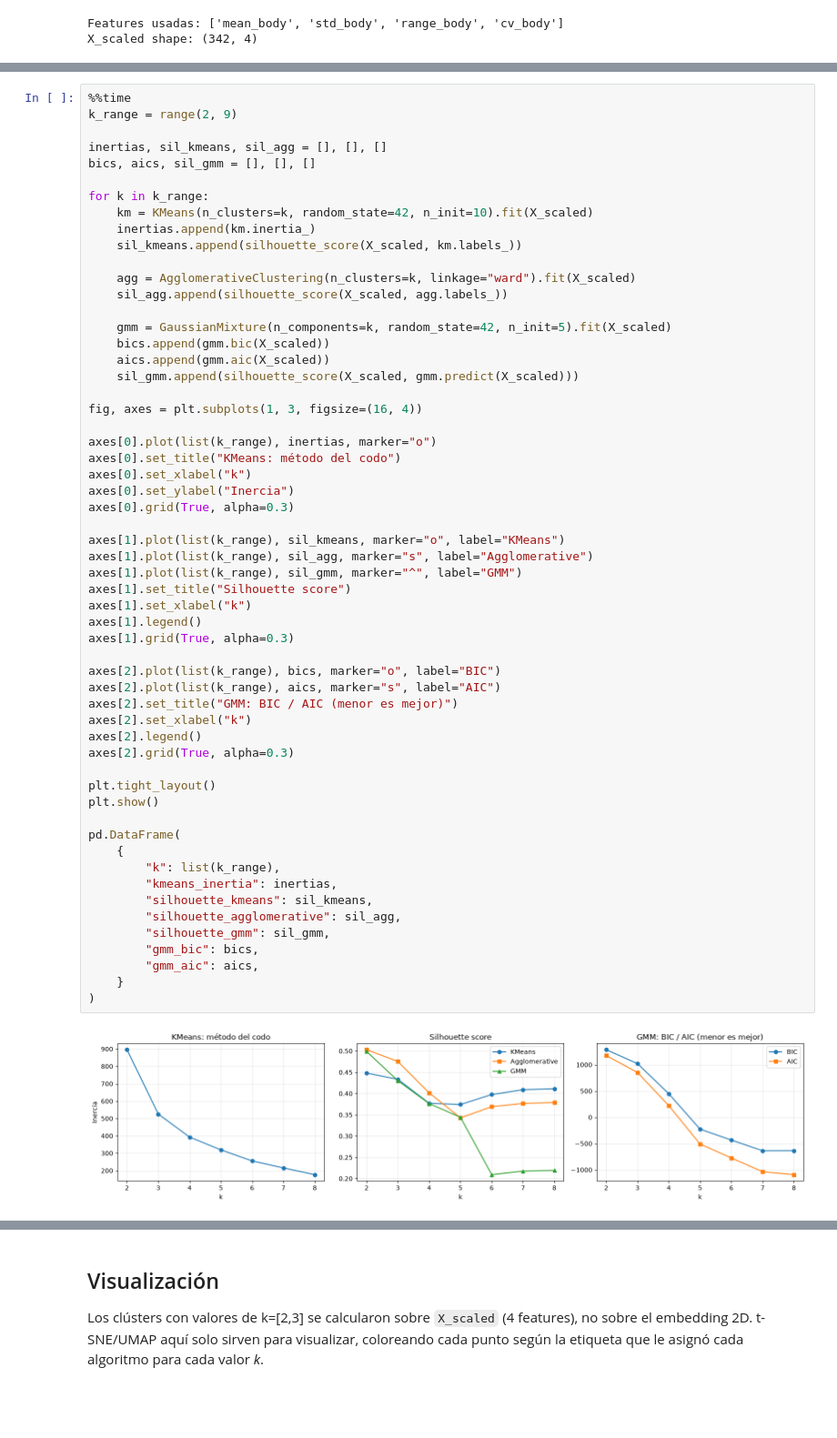
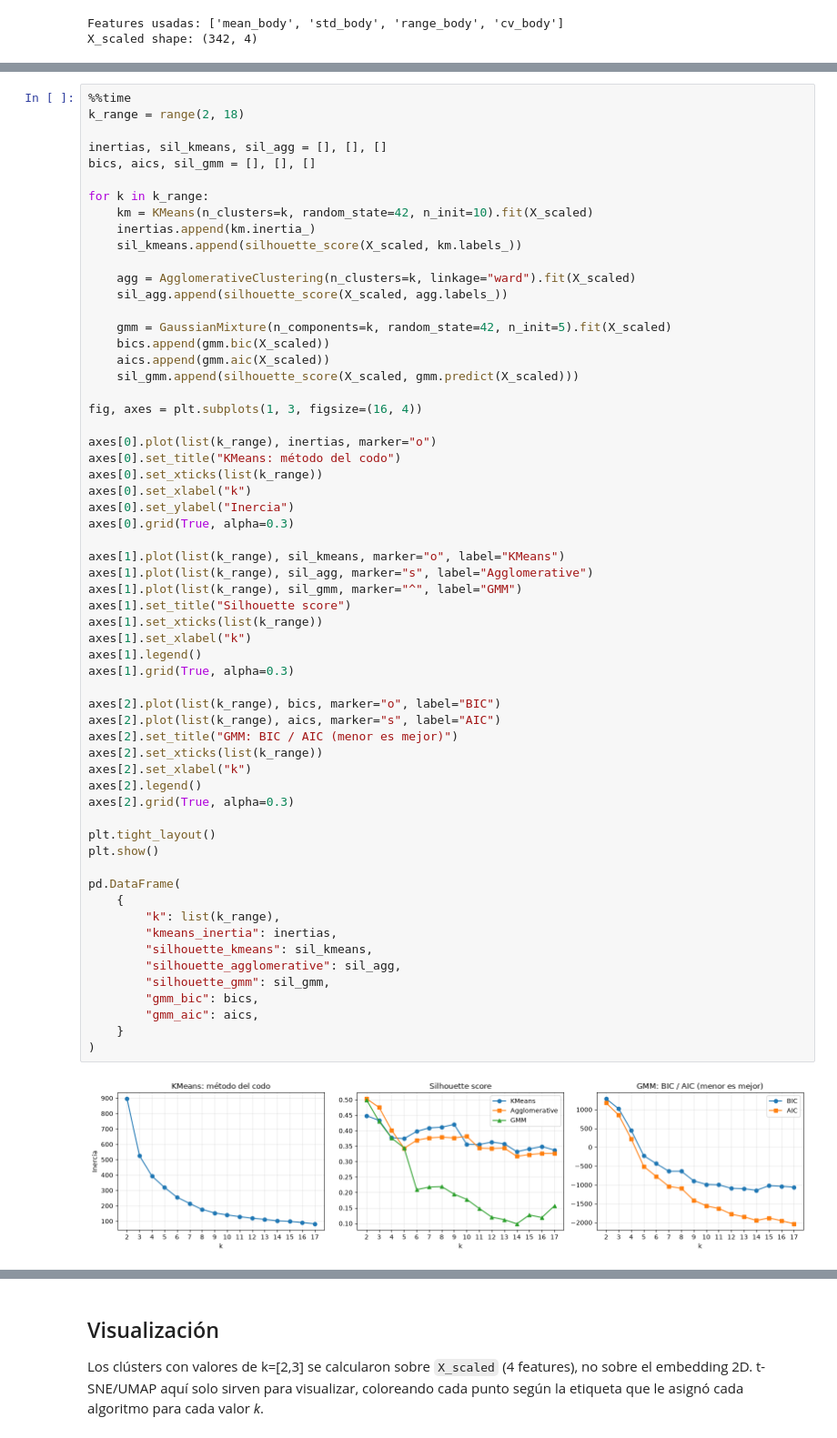
Before and after one commit to dylanhrojas/mouse-nmr, a Jupyter notebook: notebooks/05_nmr_chol_subpops.ipynb, the cells around one changed output, grey strips where cells are left out. Shown at 91% size. Saved outputs shown, nothing was run; the diff lists cells and outputs as text; blank space fills up the shorter version.

```diff
--- a/notebooks/05_nmr_chol_subpops.ipynb
+++ b/notebooks/05_nmr_chol_subpops.ipynb
@@ -151,6 +151,6 @@ Se prueban tres algoritmos directamente sobre `X_scaled`: `KMeans`, `Agglomerati
 # %%
 %%time
-k_range = range(2, 9)
+k_range = range(2, 18)
 
 inertias, sil_kmeans, sil_agg = [], [], []
 bics, aics, sil_gmm = [], [], []
@@ -172,6 +172,7 @@ fig, axes = plt.subplots(1, 3, figsize=(16, 4))
 
 axes[0].plot(list(k_range), inertias, marker="o")
 axes[0].set_title("KMeans: método del codo")
+axes[0].set_xticks(list(k_range))
 axes[0].set_xlabel("k")
 axes[0].set_ylabel("Inercia")
 axes[0].grid(True, alpha=0.3)
@@ -179,31 +180,33 @@ axes[0].grid(True, alpha=0.3)
 axes[1].plot(list(k_range), sil_kmeans, marker="o", label="KMeans")
 axes[1].plot(list(k_range), sil_agg, marker="s", label="Agglomerative")
 axes[1].plot(list(k_range), sil_gmm, marker="^", label="GMM")
 axes[1].set_title("Silhouette score")
+axes[1].set_xticks(list(k_range))
 axes[1].set_xlabel("k")
 axes[1].legend()
 axes[1].grid(True, alpha=0.3)
 
 axes[2].plot(list(k_range), bics, marker="o", label="BIC")
 axes[2].plot(list(k_range), aics, marker="s", label="AIC")
 axes[2].set_title("GMM: BIC / AIC (menor es mejor)")
+axes[2].set_xticks(list(k_range))
 axes[2].set_xlabel("k")
 axes[2].legend()
 axes[2].grid(True, alpha=0.3)
 
 plt.tight_layout()
 plt.show()
 
 pd.DataFrame(
     {
         "k": list(k_range),
         "kmeans_inertia": inertias,
         "silhouette_kmeans": sil_kmeans,
         "silhouette_agglomerative": sil_agg,
         "silhouette_gmm": sil_gmm,
         "gmm_bic": bics,
         "gmm_aic": aics,
     }
 )
 # %% [output]
-[figure, old version]
+[figure, new version]
```
Also changed, not shown: parts of 22 cells of this notebook, 1 other file.
